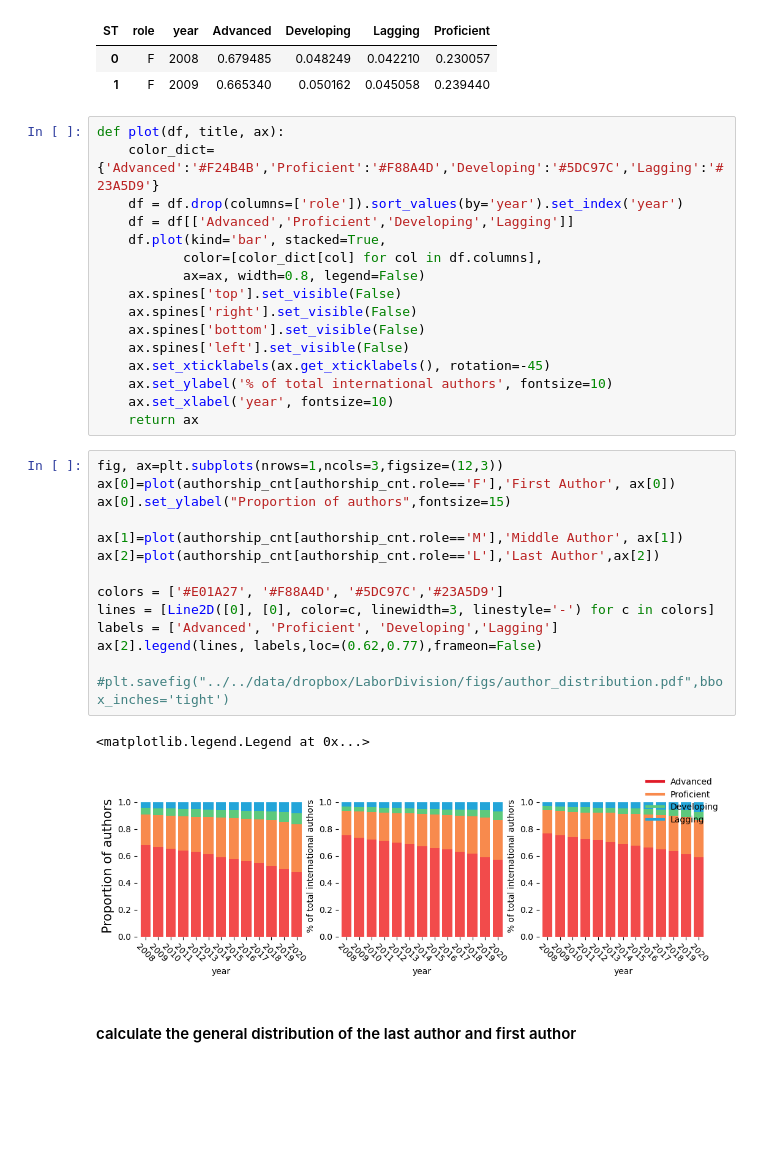
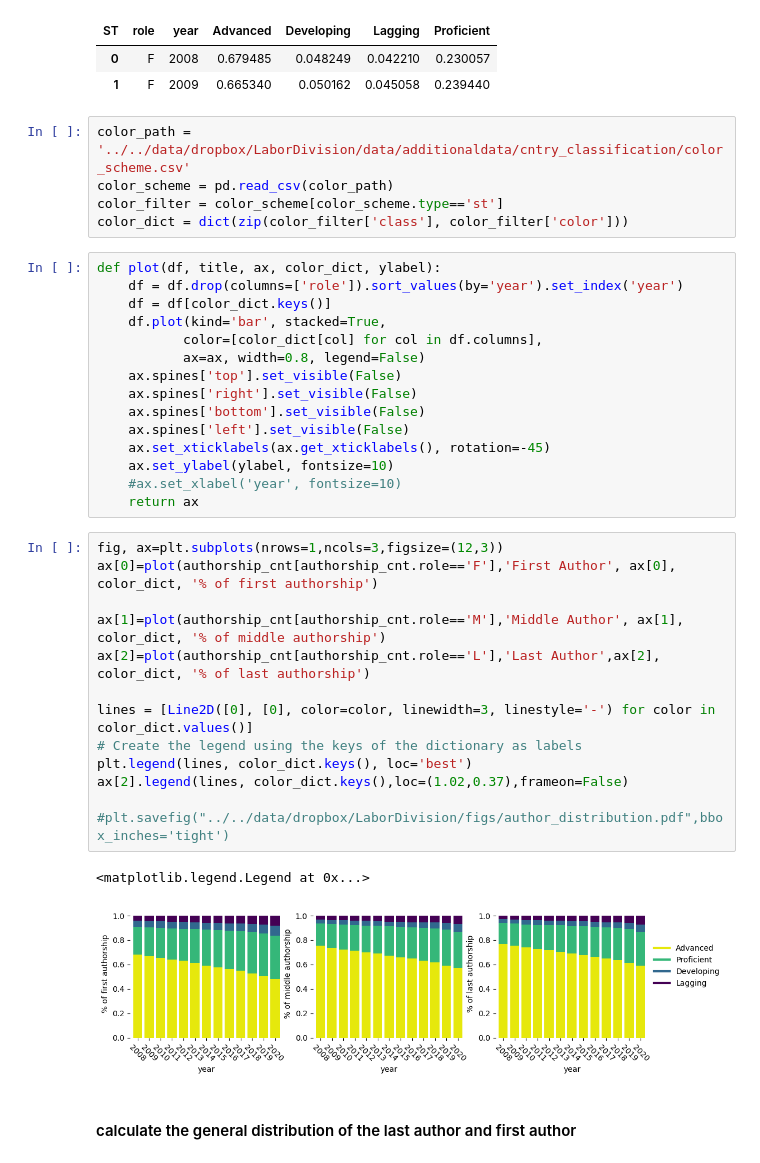
Before and after one commit to LiliMiaohub/international_collaboration, a Jupyter notebook: exps/authorship_distribution/author_distribution.ipynb, the cells around one changed output. Drawn from its saved outputs; the diff is of its cells as text; blank space fills up the shorter version.

```diff
--- a/exps/authorship_distribution/author_distribution.ipynb
+++ b/exps/authorship_distribution/author_distribution.ipynb
@@ -47,11 +59,15 @@ authorship_cnt.head(2)
 | ST | role | year | Advanced | Developing | Lagging | Proficient |
 | 0 | F | 2008 | 0.679485 | 0.048249 | 0.042210 | 0.230057 |
 | 1 | F | 2009 | 0.665340 | 0.050162 | 0.045058 | 0.239440 |
+# %%
+color_path = '../../data/dropbox/LaborDivision/data/additionaldata/cntry_classification/color_scheme.csv'
+color_scheme = pd.read_csv(color_path)
+color_filter = color_scheme[color_scheme.type=='st']
+color_dict = dict(zip(color_filter['class'], color_filter['color']))
 # %%
-def plot(df, title, ax):
-    color_dict={'Advanced':'#F24B4B','Proficient':'#F88A4D','Developing':'#5DC97C','Lagging':'#23A5D9'}
+def plot(df, title, ax, color_dict, ylabel):
     df = df.drop(columns=['role']).sort_values(by='year').set_index('year')
-    df = df[['Advanced','Proficient','Developing','Lagging']]
+    df = df[color_dict.keys()]
     df.plot(kind='bar', stacked=True,
            color=[color_dict[col] for col in df.columns],
            ax=ax, width=0.8, legend=False)
@@ -60,26 +76,25 @@ def plot(df, title, ax):
     ax.spines['bottom'].set_visible(False)
     ax.spines['left'].set_visible(False)
     ax.set_xticklabels(ax.get_xticklabels(), rotation=-45)
-    ax.set_ylabel('% of total international authors', fontsize=10)
-    ax.set_xlabel('year', fontsize=10)
+    ax.set_ylabel(ylabel, fontsize=10)
+    #ax.set_xlabel('year', fontsize=10)
     return ax
 # %%
 fig, ax=plt.subplots(nrows=1,ncols=3,figsize=(12,3))
-ax[0]=plot(authorship_cnt[authorship_cnt.role=='F'],'First Author', ax[0])
-ax[0].set_ylabel("Proportion of authors",fontsize=15)
+ax[0]=plot(authorship_cnt[authorship_cnt.role=='F'],'First Author', ax[0], color_dict, '% of first authorship')
 
-ax[1]=plot(authorship_cnt[authorship_cnt.role=='M'],'Middle Author', ax[1])
-ax[2]=plot(authorship_cnt[authorship_cnt.role=='L'],'Last Author',ax[2])
+ax[1]=plot(authorship_cnt[authorship_cnt.role=='M'],'Middle Author', ax[1], color_dict, '% of middle authorship')
+ax[2]=plot(authorship_cnt[authorship_cnt.role=='L'],'Last Author',ax[2], color_dict, '% of last authorship')
 
-colors = ['#E01A27', '#F88A4D', '#5DC97C','#23A5D9']
-lines = [Line2D([0], [0], color=c, linewidth=3, linestyle='-') for c in colors]
-labels = ['Advanced', 'Proficient', 'Developing','Lagging']
-ax[2].legend(lines, labels,loc=(0.62,0.77),frameon=False)
+lines = [Line2D([0], [0], color=color, linewidth=3, linestyle='-') for color in color_dict.values()]
+# Create the legend using the keys of the dictionary as labels
+plt.legend(lines, color_dict.keys(), loc='best')
+ax[2].legend(lines, color_dict.keys(),loc=(1.02,0.37),frameon=False)
 
 #plt.savefig("../../data/dropbox/LaborDivision/figs/author_distribution.pdf",bbox_inches='tight')
 # %% [output]
 <matplotlib.legend.Legend at 0x...>
-[figure, old version]
+[figure, new version]
 # %% [markdown]
 #### calculate the general distribution of the last author and first author
 # %%
```
Also changed, not shown: parts of 4 cells of this notebook, 43 other files.
